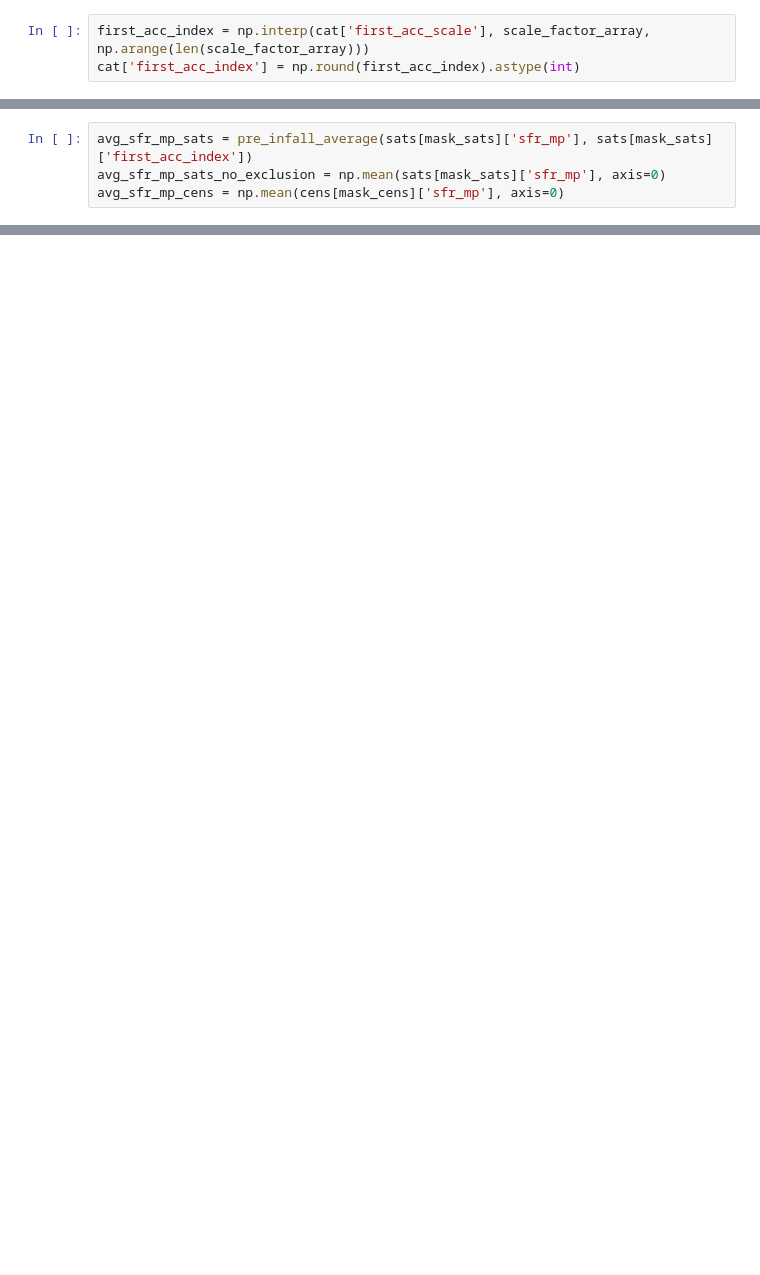
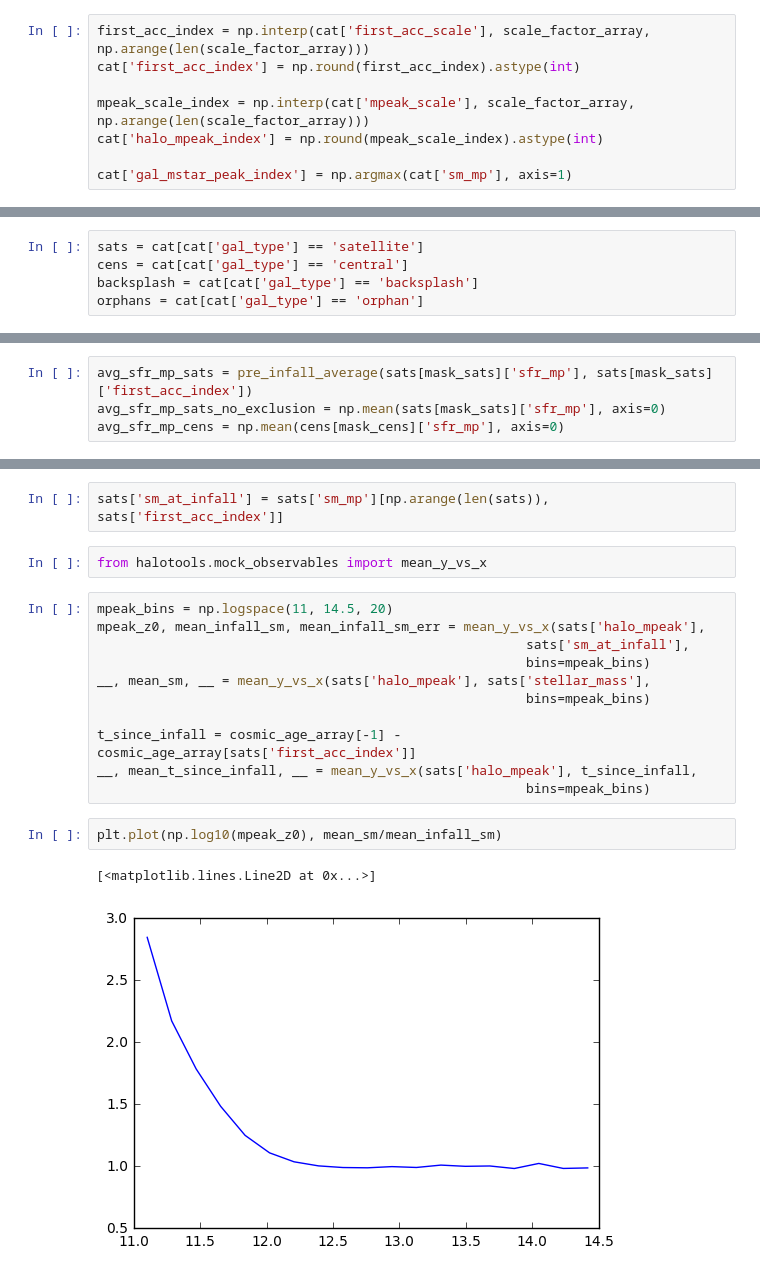
Before and after one commit to aphearin/time_evolving_cam_utils, a Jupyter notebook: pre_infall_history_comparison.ipynb, the cells around one changed output, grey strips where cells are left out. Drawn from its saved outputs; the diff is of its cells as text; blank space fills up the shorter version.

Commit message:
Added figure showing mstar_growth_since_infall.pdf

```diff
--- a/pre_infall_history_comparison.ipynb
+++ b/pre_infall_history_comparison.ipynb
@@ -33,4 +27,9 @@ Minimum logM* = 9.00
 # %%
 first_acc_index = np.interp(cat['first_acc_scale'], scale_factor_array, np.arange(len(scale_factor_array)))
 cat['first_acc_index'] = np.round(first_acc_index).astype(int)
+
+mpeak_scale_index = np.interp(cat['mpeak_scale'], scale_factor_array, np.arange(len(scale_factor_array)))
+cat['halo_mpeak_index'] = np.round(mpeak_scale_index).astype(int)
+
+cat['gal_mstar_peak_index'] = np.argmax(cat['sm_mp'], axis=1)
 # %%
@@ -42,0 +37,5 @@ cens = cat[cenmask]
+# %%
+sats = cat[cat['gal_type'] == 'satellite']
+cens = cat[cat['gal_type'] == 'central']
+backsplash = cat[cat['gal_type'] == 'backsplash']
+orphans = cat[cat['gal_type'] == 'orphan']
@@ -97,0 +103,20 @@ array([ 0.00099187,  0.00010972,  0.00057029, ...,  0.00091241,
+# %%
+sats['sm_at_infall'] = sats['sm_mp'][np.arange(len(sats)), sats['first_acc_index']]
+# %%
+from halotools.mock_observables import mean_y_vs_x
+# %%
+mpeak_bins = np.logspace(11, 14.5, 20)
+mpeak_z0, mean_infall_sm, mean_infall_sm_err = mean_y_vs_x(sats['halo_mpeak'],
+                                                       sats['sm_at_infall'],
+                                                       bins=mpeak_bins)
+__, mean_sm, __ = mean_y_vs_x(sats['halo_mpeak'], sats['stellar_mass'],
+                                                       bins=mpeak_bins)
+
+t_since_infall = cosmic_age_array[-1] - cosmic_age_array[sats['first_acc_index']]
+__, mean_t_since_infall, __ = mean_y_vs_x(sats['halo_mpeak'], t_since_infall,
+                                                       bins=mpeak_bins)
+# %%
+plt.plot(np.log10(mpeak_z0), mean_sm/mean_infall_sm)
+# %% [output]
+[<matplotlib.lines.Line2D at 0x...>]
+[figure, added]
```
Also changed, not shown: parts of 14 cells of this notebook, 2 other files.
